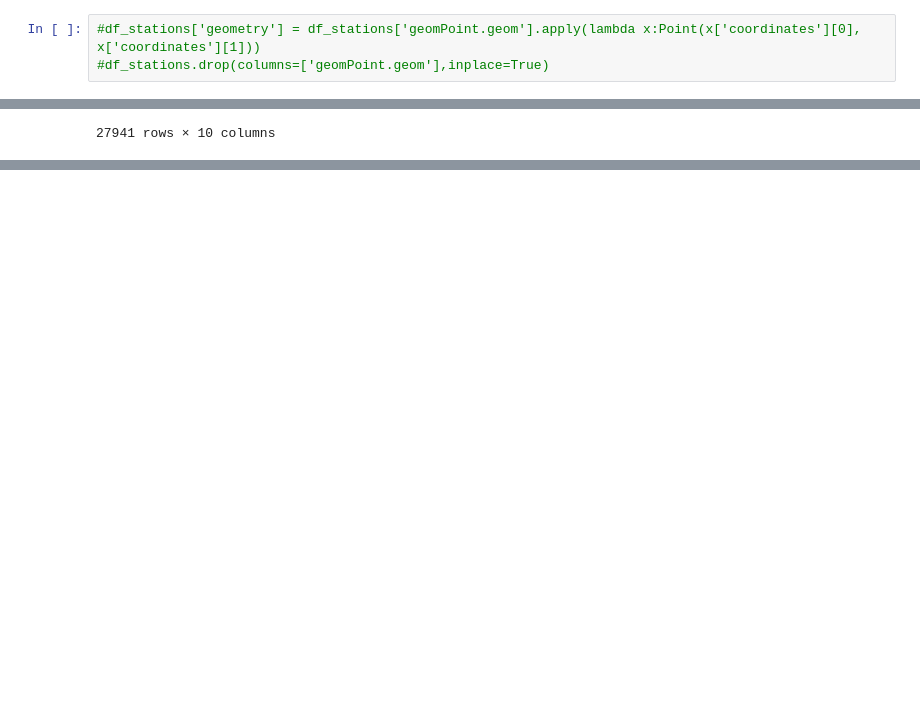
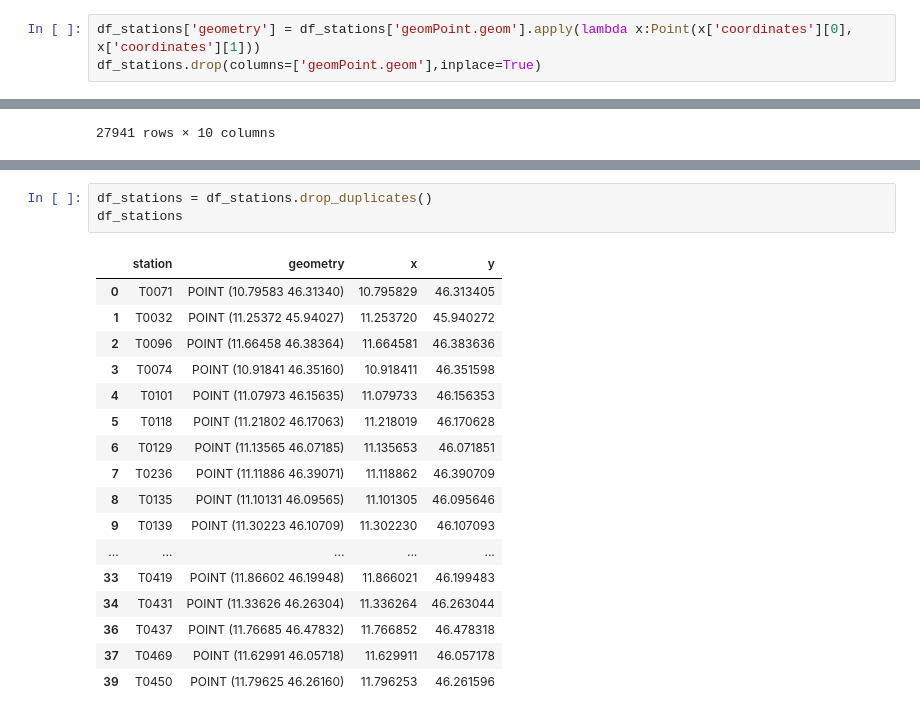
Before and after one commit to giorgiomi/social-pulse-predictor, a Jupyter notebook: notebooks/merge.ipynb, the cells around one changed output, grey strips where cells are left out. Saved outputs shown, nothing was run; the diff lists cells and outputs as text; blank space fills up the shorter version.

```diff
--- a/notebooks/merge.ipynb
+++ b/notebooks/merge.ipynb
@@ -137,6 +125,6 @@ df_stations.drop_duplicates()
 # %%
-#df_stations['geometry'] = df_stations['geomPoint.geom'].apply(lambda x:Point(x['coordinates'][0], x['coordinates'][1]))
-#df_stations.drop(columns=['geomPoint.geom'],inplace=True)
+df_stations['geometry'] = df_stations['geomPoint.geom'].apply(lambda x:Point(x['coordinates'][0], x['coordinates'][1]))
+df_stations.drop(columns=['geomPoint.geom'],inplace=True)
 # %% [output]
 A value is trying to be set on a copy of a slice from a DataFrame.
 Try using .loc[row_indexer,col_indexer] = value instead
@@ -201,0 +243,21 @@ twitter_features
+# %%
+df_stations = df_stations.drop_duplicates()
+df_stations
+# %% [output]
+|  | station | geometry | x | y |
+| 0 | T0071 | POINT (10.79583 46.31340) | 10.795829 | 46.313405 |
+| 1 | T0032 | POINT (11.25372 45.94027) | 11.253720 | 45.940272 |
+| 2 | T0096 | POINT (11.66458 46.38364) | 11.664581 | 46.383636 |
+| 3 | T0074 | POINT (10.91841 46.35160) | 10.918411 | 46.351598 |
+| 4 | T0101 | POINT (11.07973 46.15635) | 11.079733 | 46.156353 |
+| 5 | T0118 | POINT (11.21802 46.17063) | 11.218019 | 46.170628 |
+| 6 | T0129 | POINT (11.13565 46.07185) | 11.135653 | 46.071851 |
+| 7 | T0236 | POINT (11.11886 46.39071) | 11.118862 | 46.390709 |
+| 8 | T0135 | POINT (11.10131 46.09565) | 11.101305 | 46.095646 |
+| 9 | T0139 | POINT (11.30223 46.10709) | 11.302230 | 46.107093 |
+| ... | ... | ... | ... | ... |
+| 33 | T0419 | POINT (11.86602 46.19948) | 11.866021 | 46.199483 |
+| 34 | T0431 | POINT (11.33626 46.26304) | 11.336264 | 46.263044 |
+| 36 | T0437 | POINT (11.76685 46.47832) | 11.766852 | 46.478318 |
+| 37 | T0469 | POINT (11.62991 46.05718) | 11.629911 | 46.057178 |
+| 39 | T0450 | POINT (11.79625 46.26160) | 11.796253 | 46.261596 |
```
Also changed, not shown: parts of 12 cells of this notebook, 1 other file.
